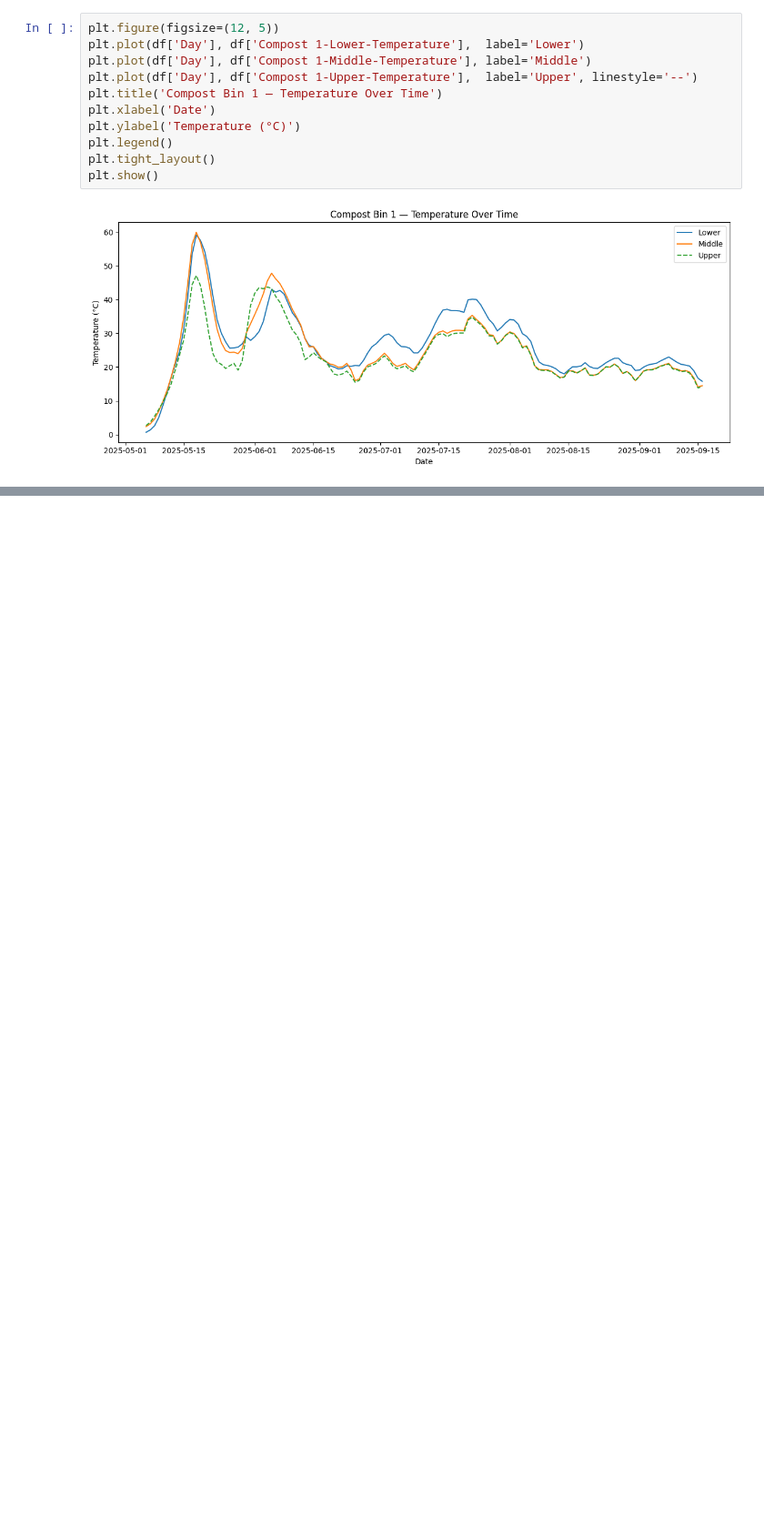
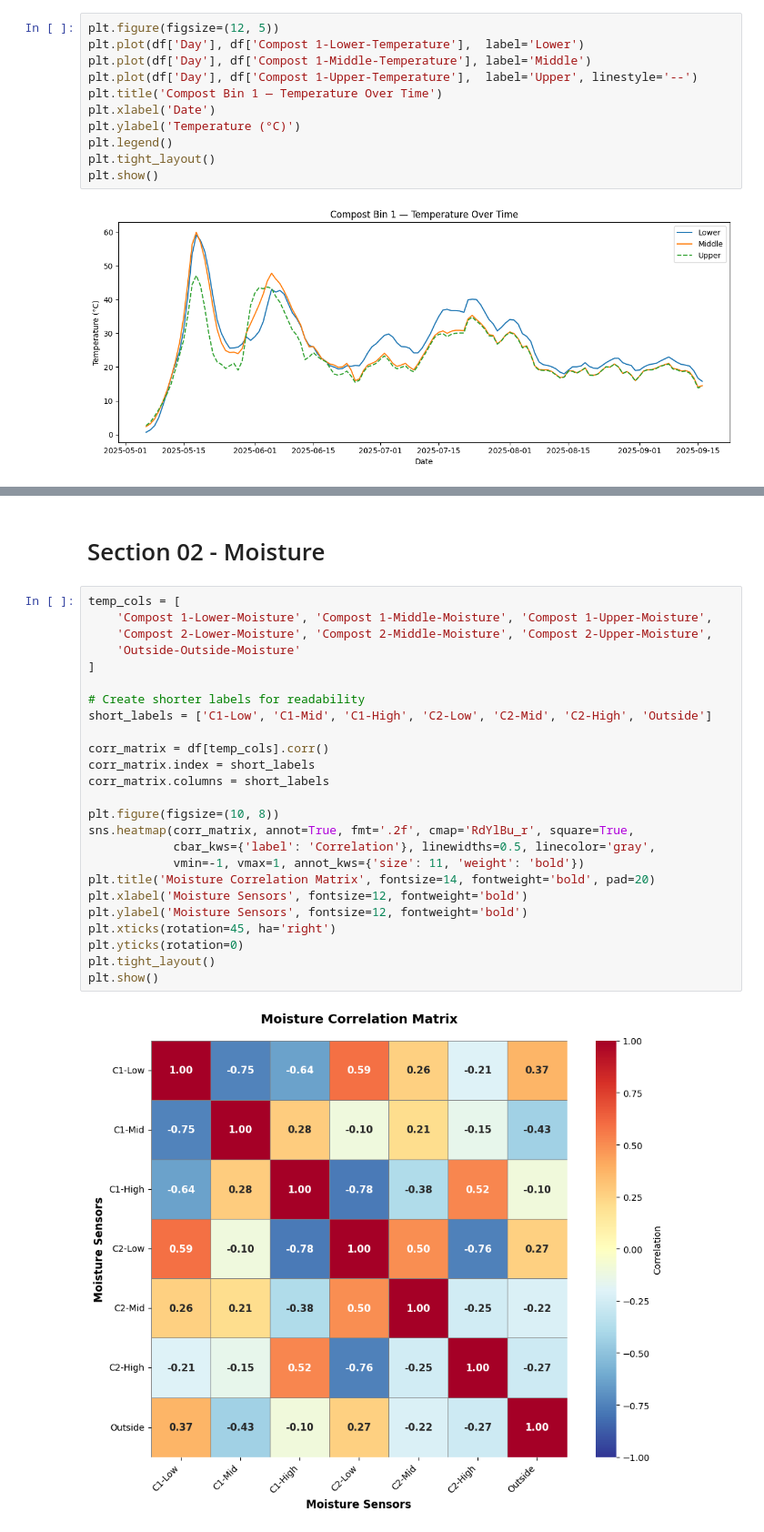
Before and after one commit to Compost-Coders/composting-coders, a Jupyter notebook: notebooks/Compost_Analysis_with_Research.ipynb, the cells around one changed output, grey strips where cells are left out. Shown at 91% size. Cells and saved outputs as stored; diff of their text form; blank space fills up the shorter version.

```diff
--- a/notebooks/Compost_Analysis_with_Research.ipynb
+++ b/notebooks/Compost_Analysis_with_Research.ipynb
@@ -205,0 +304,29 @@ The decline to **25°C** observed in the dataset aligns with the expected onset
+# %% [markdown]
+# Section 02 - Moisture
+# %%
+temp_cols = [
+    'Compost 1-Lower-Moisture', 'Compost 1-Middle-Moisture', 'Compost 1-Upper-Moisture',
+    'Compost 2-Lower-Moisture', 'Compost 2-Middle-Moisture', 'Compost 2-Upper-Moisture',
+    'Outside-Outside-Moisture'
+]
+
+# Create shorter labels for readability
+short_labels = ['C1-Low', 'C1-Mid', 'C1-High', 'C2-Low', 'C2-Mid', 'C2-High', 'Outside']
+
+corr_matrix = df[temp_cols].corr()
+corr_matrix.index = short_labels
+corr_matrix.columns = short_labels
+
+plt.figure(figsize=(10, 8))
+sns.heatmap(corr_matrix, annot=True, fmt='.2f', cmap='RdYlBu_r', square=True,
+            cbar_kws={'label': 'Correlation'}, linewidths=0.5, linecolor='gray',
+            vmin=-1, vmax=1, annot_kws={'size': 11, 'weight': 'bold'})
+plt.title('Moisture Correlation Matrix', fontsize=14, fontweight='bold', pad=20)
+plt.xlabel('Moisture Sensors', fontsize=12, fontweight='bold')
+plt.ylabel('Moisture Sensors', fontsize=12, fontweight='bold')
+plt.xticks(rotation=45, ha='right')
+plt.yticks(rotation=0)
+plt.tight_layout()
+plt.show()
+# %% [output]
+[figure, added]
```
Also changed, not shown: parts of 19 cells of this notebook.
